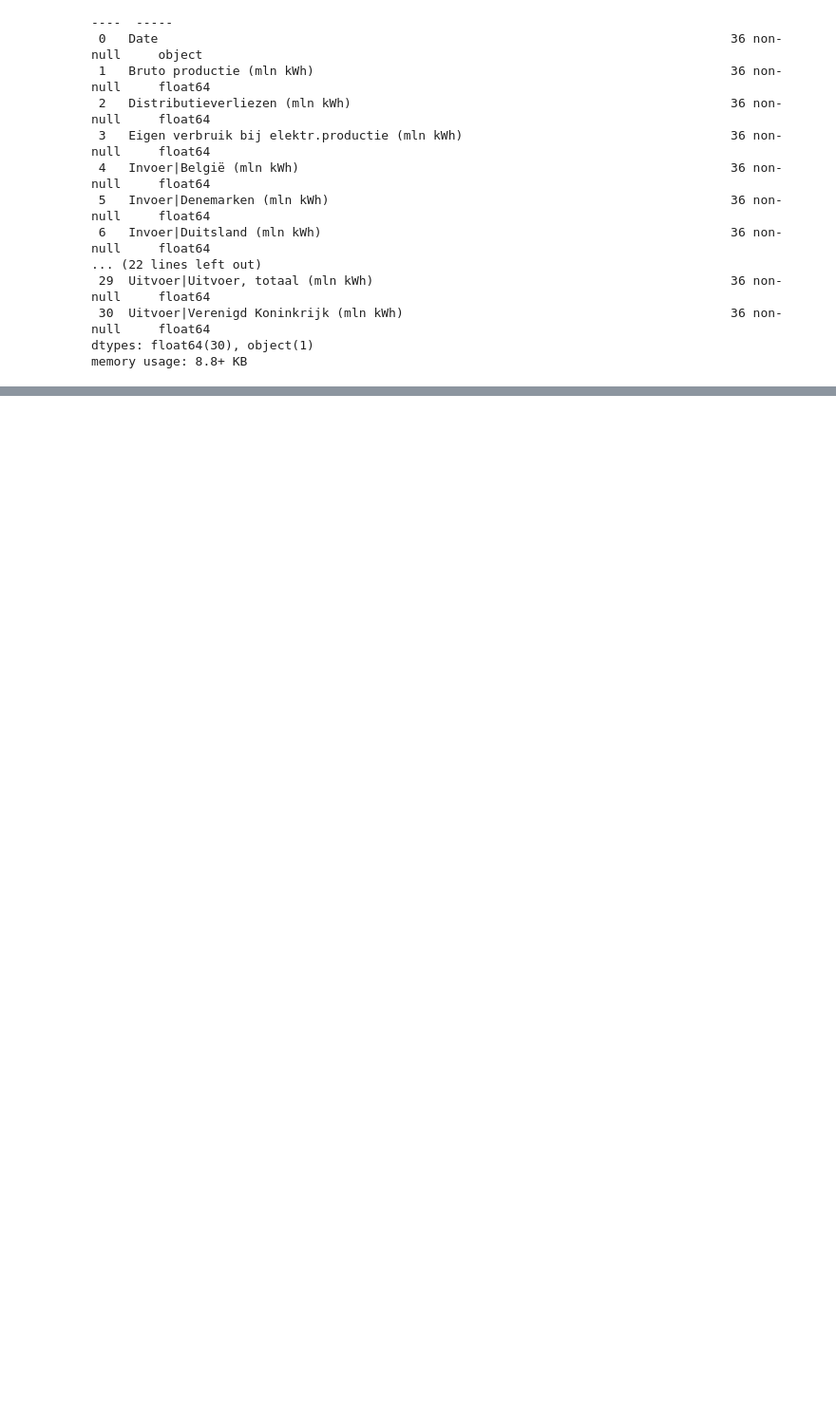
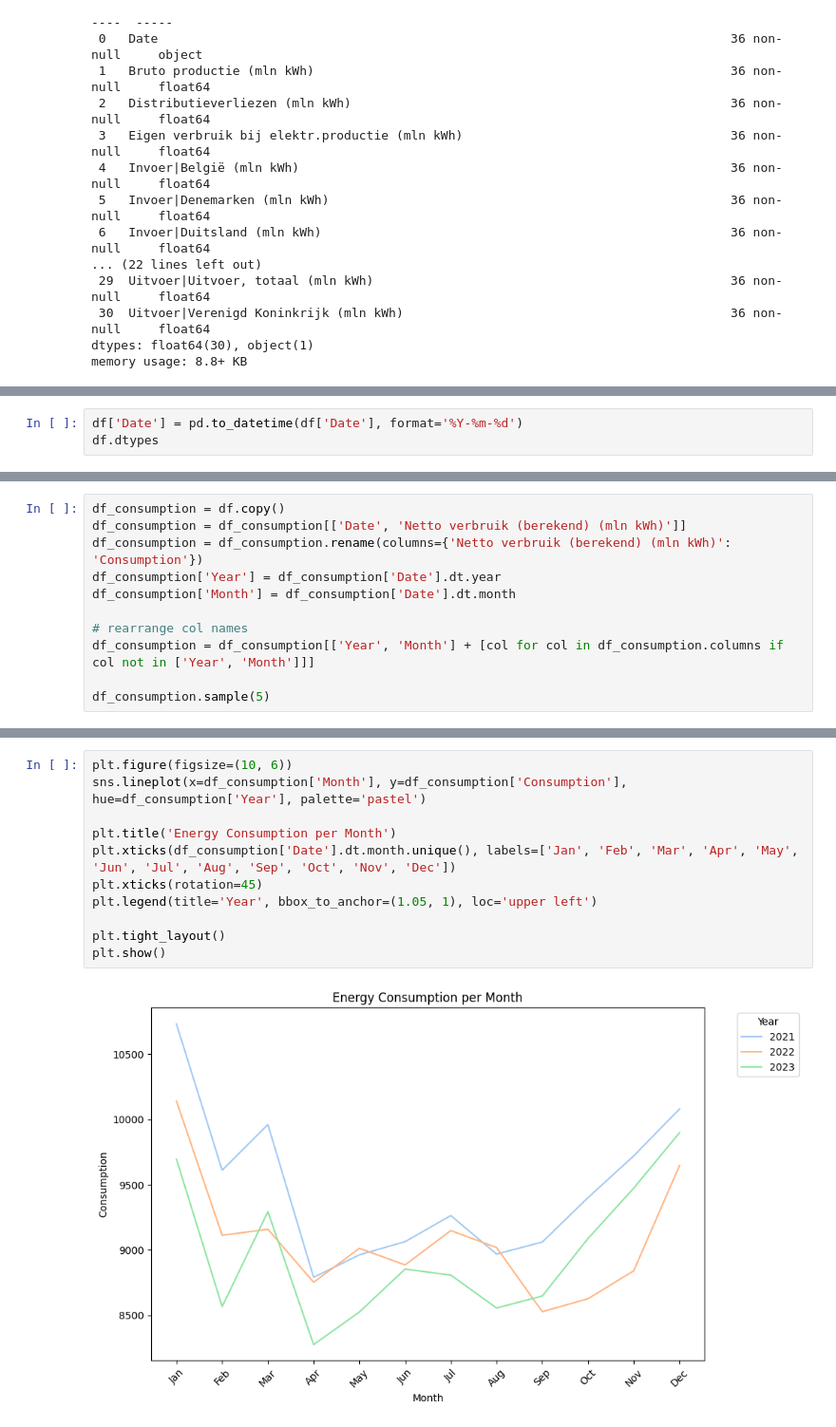
Before and after one commit to estherw66/EnergieOpwek, a Jupyter notebook: eda/ConsumptionData.ipynb, the cells around one changed output, grey strips where cells are left out. Shown: that part at 95% size. Saved outputs shown, nothing was run; the diff lists cells and outputs as text; blank space fills up the shorter version.

Commit message:
Move energy consumption eda to separate notebook

```diff
--- a/eda/ConsumptionData.ipynb
+++ b/eda/ConsumptionData.ipynb
@@ -52,0 +55,3 @@ memory usage: 8.8+ KB
+# %%
+df['Date'] = pd.to_datetime(df['Date'], format='%Y-%m-%d')
+df.dtypes
@@ -52,0 +76,11 @@ memory usage: 8.8+ KB
+# %%
+df_consumption = df.copy()
+df_consumption = df_consumption[['Date', 'Netto verbruik (berekend) (mln kWh)']]
+df_consumption = df_consumption.rename(columns={'Netto verbruik (berekend) (mln kWh)': 'Consumption'})
+df_consumption['Year'] = df_consumption['Date'].dt.year
+df_consumption['Month'] = df_consumption['Date'].dt.month
+
+# rearrange col names
+df_consumption = df_consumption[['Year', 'Month'] + [col for col in df_consumption.columns if col not in ['Year', 'Month']]]
+
+df_consumption.sample(5)
@@ -52,0 +94,13 @@ memory usage: 8.8+ KB
+# %%
+plt.figure(figsize=(10, 6))
+sns.lineplot(x=df_consumption['Month'], y=df_consumption['Consumption'], hue=df_consumption['Year'], palette='pastel')
+
+plt.title('Energy Consumption per Month')
+plt.xticks(df_consumption['Date'].dt.month.unique(), labels=['Jan', 'Feb', 'Mar', 'Apr', 'May', 'Jun', 'Jul', 'Aug', 'Sep', 'Oct', 'Nov', 'Dec'])
+plt.xticks(rotation=45)
+plt.legend(title='Year', bbox_to_anchor=(1.05, 1), loc='upper left')
+
+plt.tight_layout()
+plt.show()
+# %% [output]
+[figure, added]
```
Also changed, not shown: parts of 19 cells of this notebook, 1 other file.
